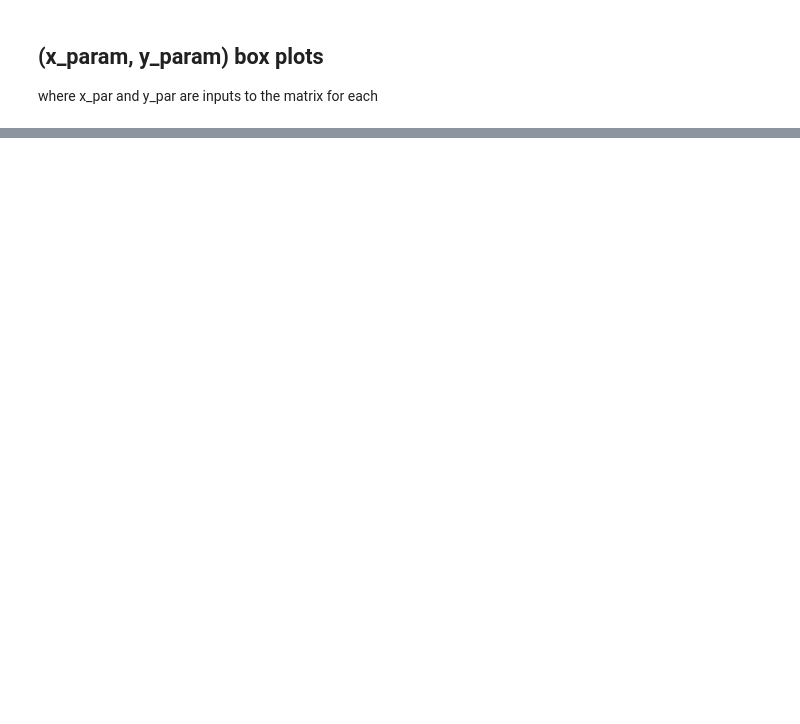
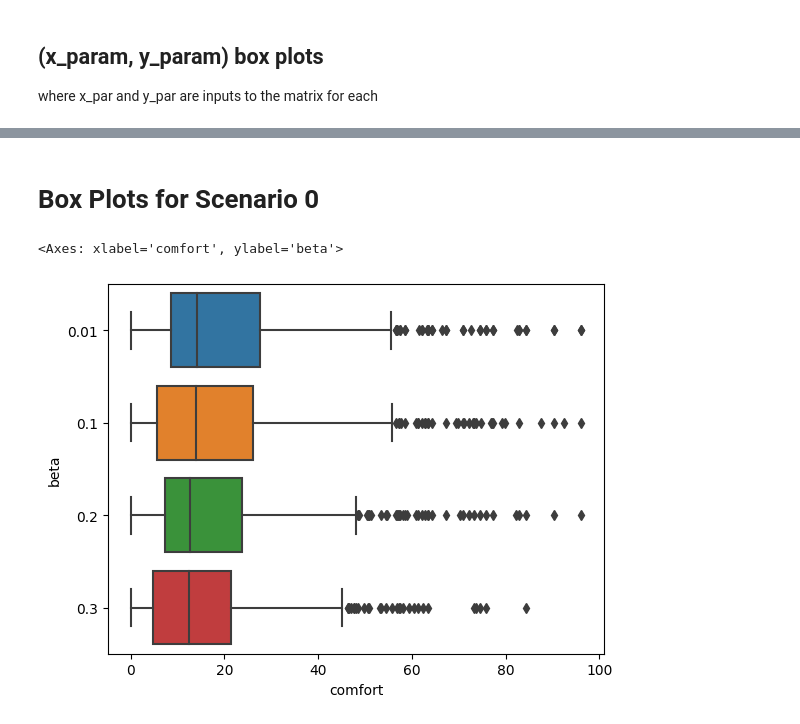
Before and after one commit to NishkaArora/multi_agent_planner_nuplan, a Jupyter notebook: tutorials/Fixing LQR Simulation/Analysis and Plots.ipynb, the cells around one changed output, grey strips where cells are left out. Drawn from its saved outputs; the diff is of its cells as text; code cells hidden in the pictures; blank space fills up the shorter version.

Commit message:
boxplots for second scenario are clearer

```diff
--- a/tutorials/Fixing LQR Simulation/Analysis and Plots.ipynb
+++ b/tutorials/Fixing LQR Simulation/Analysis and Plots.ipynb
@@ -122,0 +123,41 @@ sns.boxplot(data=metrics, x="safety", y="xy_par")
+# %% [markdown]
+# Box Plots for Scenario 0
+# %%
+from pathlib import Path
+import pickle
+output_dir = '/home/nishka/nuplan-devkit/tutorials/Fixing LQR Simulation/sc0_gridsearch_data_Crisk'
+simulation_files = [str(file) for file in Path(output_dir).rglob("*") if file.is_file()]
+
+all_scenarios0 = {}
+for fname, comb in zip(simulation_files, combinations):
+    #print(comb)
+    with open(fname, 'rb') as f:
+        all_scenarios0[comb] = pickle.load(f)
+# %%
+import pandas as pd
+
+dfkeys = ['beta', 'xy_par', 'frame', 'comfort', 'optimality', 'safety']
+metrics = {}
+for key in dfkeys:
+    metrics[key] = []
+
+num_frames = 120
+for comb in combinations:
+    beta, xy_par = comb
+    for frame_id in range(num_frames):
+        opt, safe, comf = compute_metrics(all_scenarios0[comb][frame_id])
+
+        metrics['beta'].append(str(beta))
+        metrics['xy_par'].append(xy_par)
+        metrics['frame'].append(frame_id)
+
+        metrics['comfort'].append(comf)
+        metrics['optimality'].append(opt)
+        metrics['safety'].append(safe)
+metrics = pd.DataFrame(metrics)
+#metrics
+# %%
+sns.boxplot(data=metrics, x="comfort", y="beta")
+# %% [output]
+<Axes: xlabel='comfort', ylabel='beta'>
+[figure, added]
```
Also changed, not shown: parts of 12 cells of this notebook.
